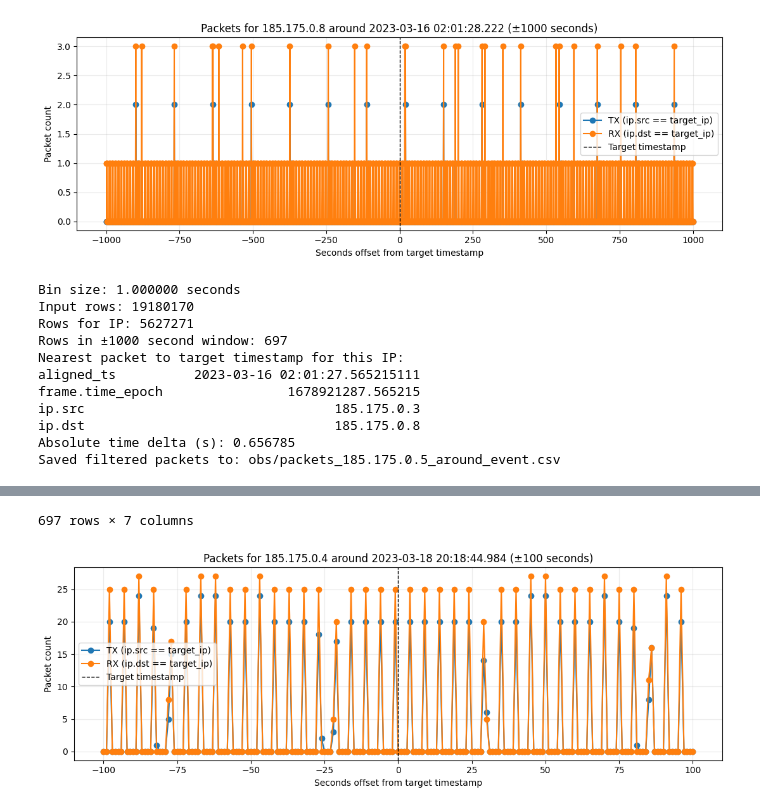
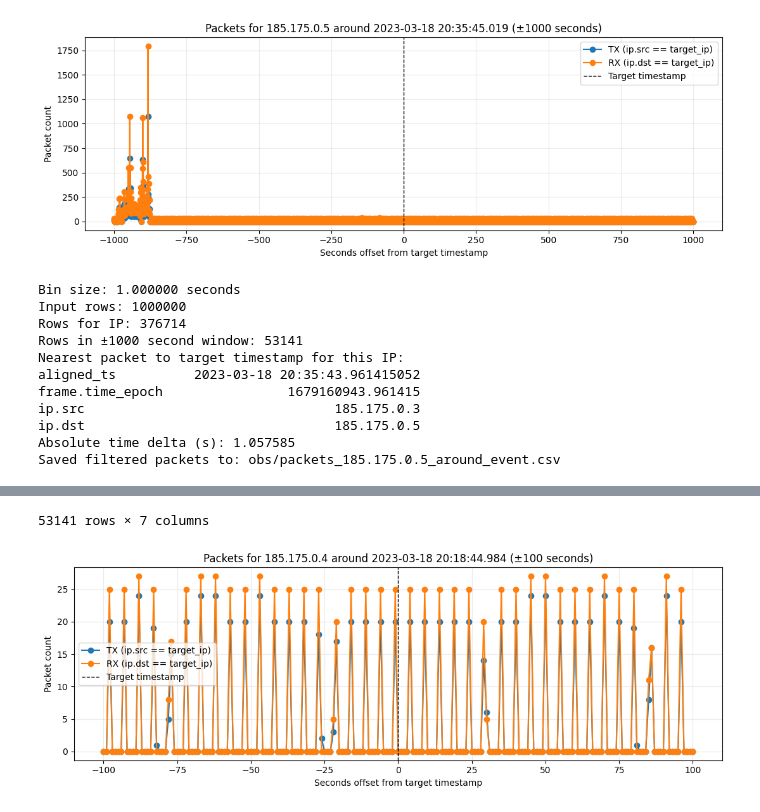
Before and after one commit to SameerCS23iitm/ugrc, a Jupyter notebook: analysis/1.modbus_specific.ipynb, the cells around one changed output, grey strips where cells are left out. Saved outputs shown, nothing was run; the diff lists cells and outputs as text; code cells hidden in the pictures.

```diff
--- a/analysis/1.modbus_specific.ipynb
+++ b/analysis/1.modbus_specific.ipynb
@@ -190,23 +187,23 @@ def extract_and_plot_ip_window(
 # )
 # %%
 extract_and_plot_ip_window(
-    input_csv="../train/cscada_attack_ssw_analysis.csv",
-    target_ip="185.175.0.8",
-    target_timestamp="2023-03-16 02:01:28.222",
+    input_csv="../train/chunks/csc_9.csv",
+    target_ip="185.175.0.5",
+    target_timestamp="2023-03-18 20:35:45.019",
     output_csv="obs/packets_185.175.0.5_around_event.csv",
     steps_each_side=1000,
 )
 # %% [output]
-[figure, old version]
+[figure, new version]
 Bin size: 1.000000 seconds
-Input rows: 19180170
-Rows for IP: 5627271
-Rows in ±1000 second window: 697
+Input rows: 1000000
+Rows for IP: 376714
+Rows in ±1000 second window: 53141
 Nearest packet to target timestamp for this IP:
-aligned_ts          2023-03-16 02:01:27.565215111
-frame.time_epoch                1678921287.565215
+aligned_ts          2023-03-18 20:35:43.961415052
+frame.time_epoch                1679160943.961415
 ip.src                                185.175.0.3
-ip.dst                                185.175.0.8
-Absolute time delta (s): 0.656785
+ip.dst                                185.175.0.5
+Absolute time delta (s): 1.057585
 Saved filtered packets to: obs/packets_185.175.0.5_around_event.csv
 |  | frame.time_epoch | ip.src | ip.dst | aligned_epoch | aligned_ts | abs_delta_s | second_bin |
@@ -224,4 +221,4 @@ Saved filtered packets to: obs/packets_185.175.0.5_around_event.csv
-697 rows × 7 columns
+53141 rows × 7 columns
 # %%
 extract_and_plot_ip_window(
     input_csv="../train/cscada_attack_ssw.csv",
```
Also changed, not shown: parts of 2 cells of this notebook, 10 other files.
